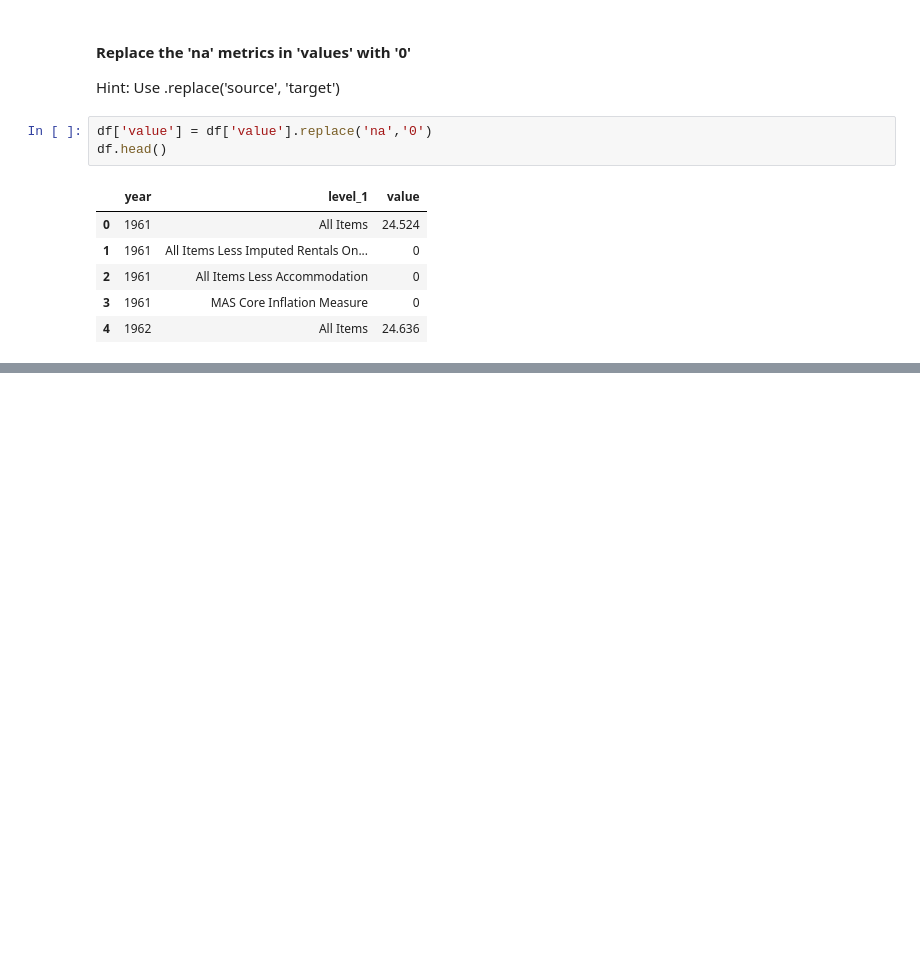
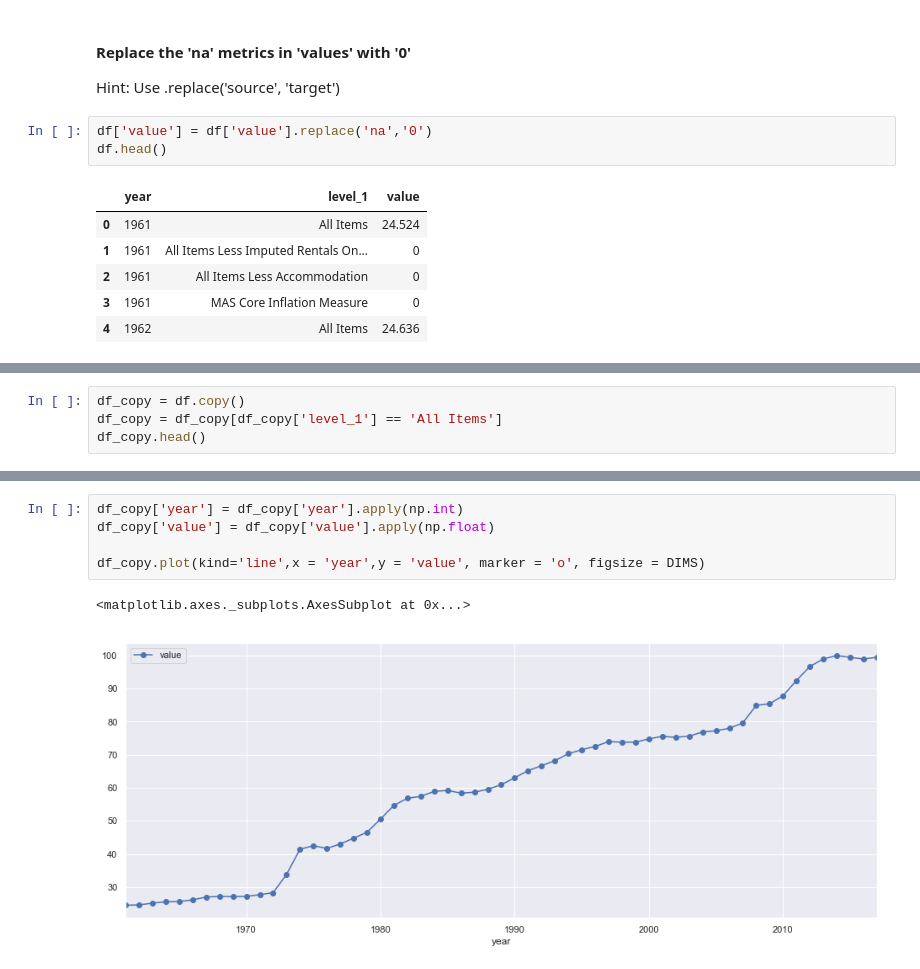
Before and after one commit to sylchw/Python_Tutorials, a Jupyter notebook: Matplotlib/Matplotlib_Tutorial_1.ipynb, the cells around one changed output, grey strips where cells are left out. Drawn from its saved outputs; the diff is of its cells as text; blank space fills up the shorter version.

Commit message:
Updated matplotlib things covered

```diff
--- a/Matplotlib/Matplotlib_Tutorial_1.ipynb
+++ b/Matplotlib/Matplotlib_Tutorial_1.ipynb
@@ -105,0 +115,4 @@ df.head()
+# %%
+df_copy = df.copy()
+df_copy = df_copy[df_copy['level_1'] == 'All Items']
+df_copy.head()
@@ -117,0 +143,8 @@ To plot a line graph, simply use the df variable's plot function. Specify the fo
+# %%
+df_copy['year'] = df_copy['year'].apply(np.int)
+df_copy['value'] = df_copy['value'].apply(np.float)
+
+df_copy.plot(kind='line',x = 'year',y = 'value', marker = 'o', figsize = DIMS)
+# %% [output]
+<matplotlib.axes._subplots.AxesSubplot at 0x...>
+[figure, added]
```
Also changed, not shown: parts of 7 cells of this notebook, 1 other file.
